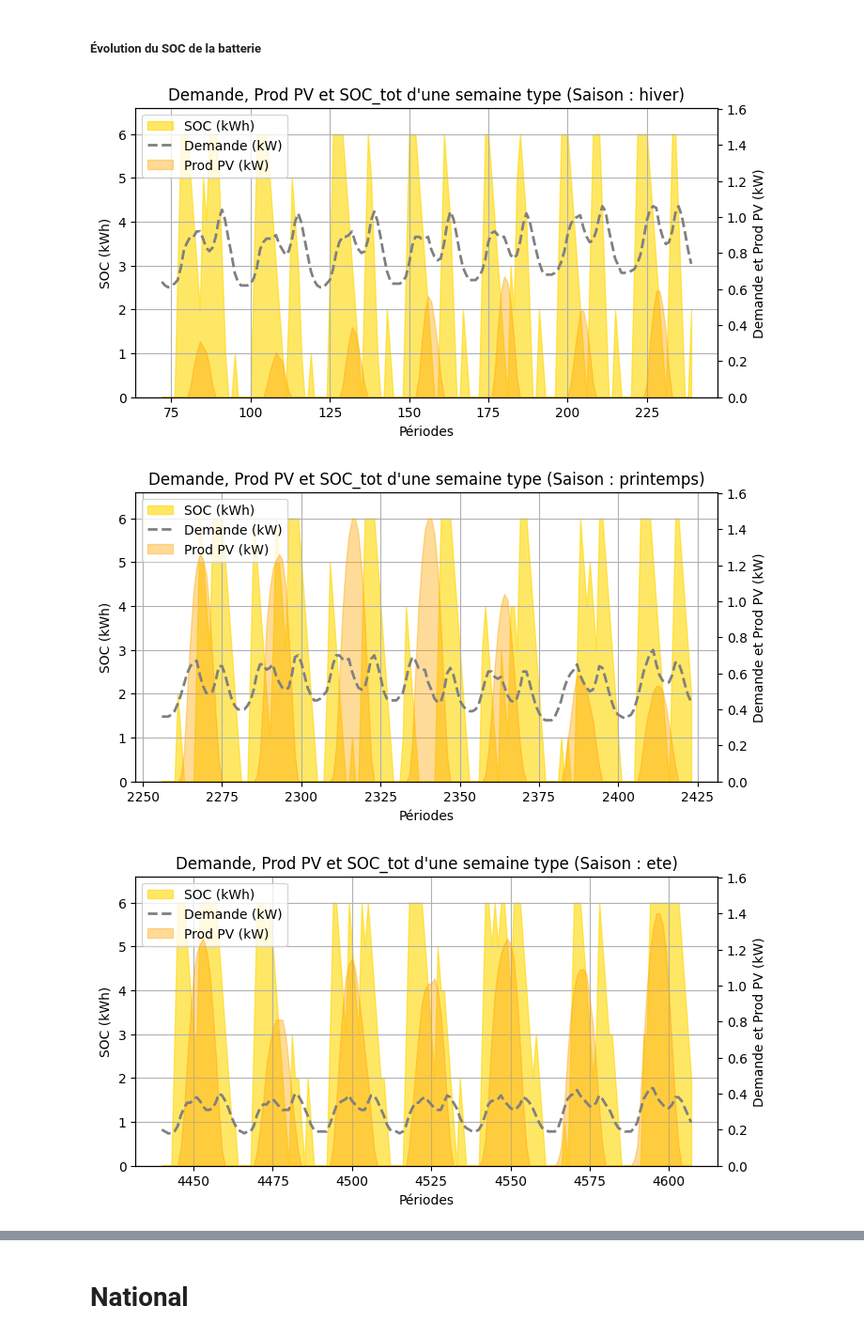
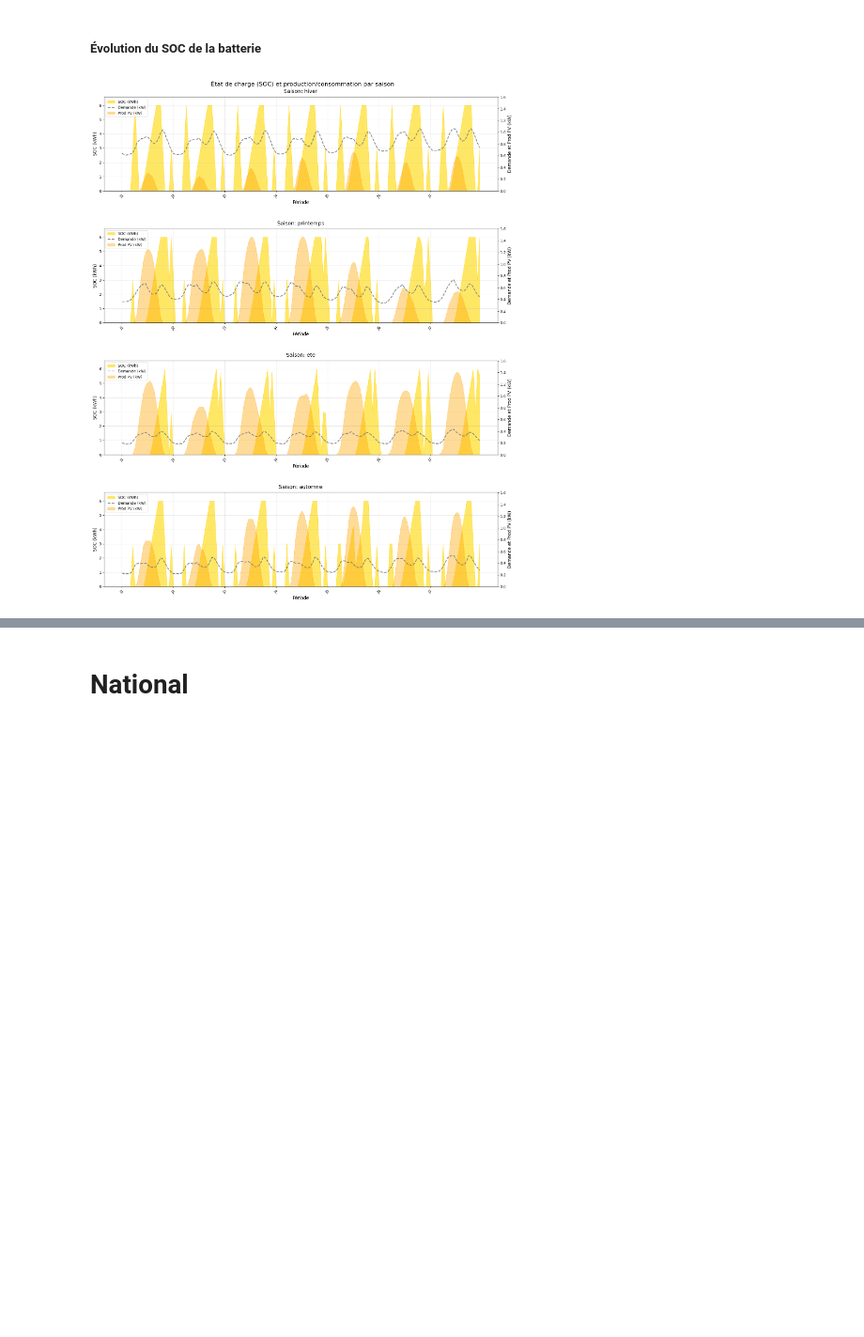
Before and after one commit to borges67/Projet-IFPEN-2025, a Jupyter notebook: Code/graphiques.ipynb, the cells around one changed output, grey strips where cells are left out. Shown at 94% size. Drawn from its saved outputs; the diff is of its cells as text; code cells hidden in the pictures; blank space fills up the shorter version.

```diff
--- a/Code/graphiques.ipynb
+++ b/Code/graphiques.ipynb
@@ -12,8 +13,8 @@ from decimal import Decimal, getcontext
 # %% [markdown]
 # Foyer
 # %%
-import battery_optimizer_recipient_sto
-importlib.reload(battery_optimizer_recipient_sto)
-df, SEMAINES = battery_optimizer_recipient_sto.export_df_for_graph()
+import main
+importlib.reload(main)
+df, SEMAINES = main.export_df_for_graph()
 # %% [output]
 hiver
@@ -386,35 +669,82 @@ def soc(saison) :
     ax1.tick_params(axis='y')
     ax1.grid(True)
 
     # Créer un deuxième axe Y partageant le même axe X
     ax2 = ax1.twinx()
 
     # Tracer la Demande et la Prod PV sur le premier axe Y (kWh)
     ax2.plot(filtered_df.index, filtered_df["Demande"], label="Demande (kW)", linestyle='--', color="grey", linewidth=2)
     ax2.fill_between(filtered_df.index, filtered_df["Prod PV"], label="Prod PV (kW)", color="orange", alpha=0.4)
 
     # Configurer le deuxième axe Y
     ax2.set_xlabel("Période")
     ax2.set_ylabel("Demande et Prod PV (kW)")
     ax2.tick_params(axis='y')
 
     # ax1.set_xticks(range(start_period, end_period + 1, 3))  # Tics toutes les 3 périodes
 
     # Ajouter un titre
     plt.title(f"Demande, Prod PV et SOC_tot d'une semaine type (Saison : {saison})")
     ax1.set_ylim(0, df["SOC_t"].max()*1.1)
     ax2.set_ylim(0, max(df["Demande"].max(), df["Prod PV"].max())*1.1)
 
     # Combiner les légendes des deux axes
     lines1, labels1 = ax1.get_legend_handles_labels()
     lines2, labels2 = ax2.get_legend_handles_labels()
     ax1.legend(lines1 + lines2, labels1 + labels2, loc="upper left")
 
     plt.show()
 
-for semaine in SEMAINES.keys() :
-    soc(semaine)
+def plot_all_seasons_soc_vertical(df, saisons_list):
+    # Créer une figure avec 4 sous-graphiques verticaux (4x1)
+    fig, axes = plt.subplots(4, 1, figsize=(16, 20))  # Largeur augmentée, hauteur adaptée
+    fig.suptitle("État de charge (SOC) et production/consommation par saison", y=0.98, fontsize=16)
+
+    # Déterminer les limites communes des axes Y
+    soc_max = df["SOC_t"].max() * 1.1
+    demand_pv_max = max(df["Demande"].max(), df["Prod PV"].max()) * 1.1
+
+    for i, saison in enumerate(saisons_list):
+        # Sélectionner l'axe correspondant
+        ax1 = axes[i]  # Chaque graphique sur sa propre ligne
+
+        # Filtrer la saison
+        filtered_df = df[df["Saison"] == saison].copy()
+
+        # Premier axe Y (SOC)
+        ax1.fill_between(filtered_df.index, filtered_df["SOC_t"], label="SOC (kWh)", color="gold", alpha=0.6)
+        ax1.set_ylabel("SOC (kWh)", fontsize=12)
+        ax1.tick_params(axis='y')
+        ax1.grid(True, alpha=0.3)
+        ax1.set_ylim(0, soc_max)
+
+        # Deuxième axe Y (Demande et Prod PV)
+        ax2 = ax1.twinx()
+        ax2.plot(filtered_df.index, filtered_df["Demande"], label="Demande (kW)", linestyle='--', color="grey", linewidth=2)
+        ax2.fill_between(filtered_df.index, filtered_df["Prod PV"], label="Prod PV (kW)", color="orange", alpha=0.4)
+        ax2.set_ylabel("Demande et Prod PV (kW)", fontsize=12)
+        ax2.tick_params(axis='y')
+        ax2.set_ylim(0, demand_pv_max)
+
+        # Configuration des ticks (toutes les 24 périodes)
+        ax1.set_xticks(filtered_df.index[::24])
+        ax1.set_xticklabels([f'J{i//24 + 1}' for i in range(0, len(filtered_df), 24)], rotation=45)
+
+        # Paramètres du sous-graphique
+        ax1.set_title(f"Saison: {saison}", fontsize=14, pad=10)
+        ax1.set_xlabel("Période", fontsize=12)
+
+        # Combiner les légendes des deux axes
+        lines1, labels1 = ax1.get_legend_handles_labels()
+        lines2, labels2 = ax2.get_legend_handles_labels()
+        ax1.legend(lines1 + lines2, labels1 + labels2, loc="upper left", fontsize=10)
+
+    # Ajuster l'espacement entre les sous-graphiques
+    plt.tight_layout()
+    plt.subplots_adjust(top=0.95, hspace=0.4)  # Plus d'espace vertical entre les graphiques
+    plt.show()
+
+# Appel de la fonction
+plot_all_seasons_soc_vertical(df, list(SEMAINES.keys()))  # Convertir en liste pour l'ordre
 # %% [output]
-[figure, old version]
+[figure, new version]
-[figure, removed]
-[figure, removed]
```
Also changed, not shown: parts of 14 cells of this notebook, 9 other files.
